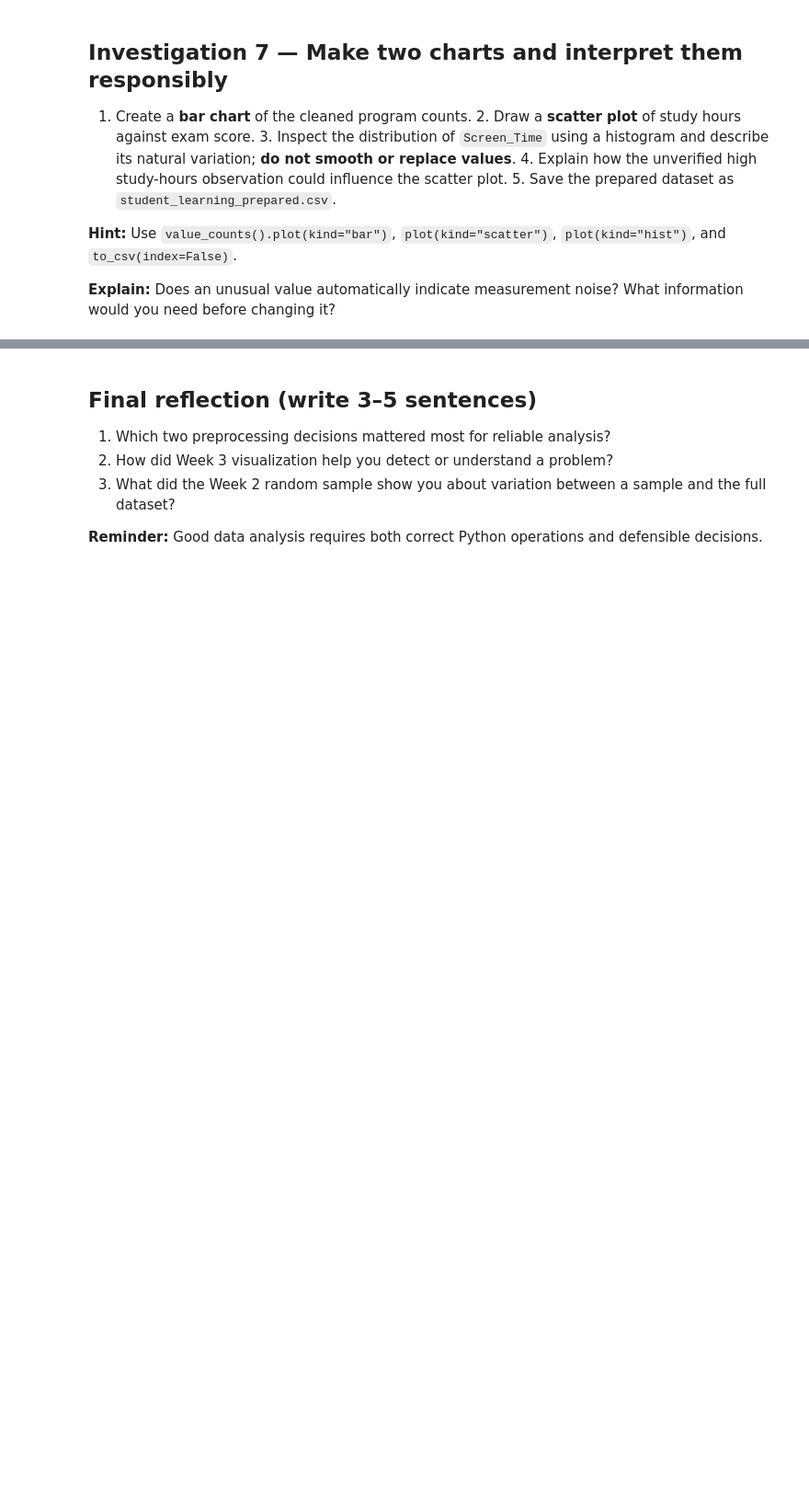
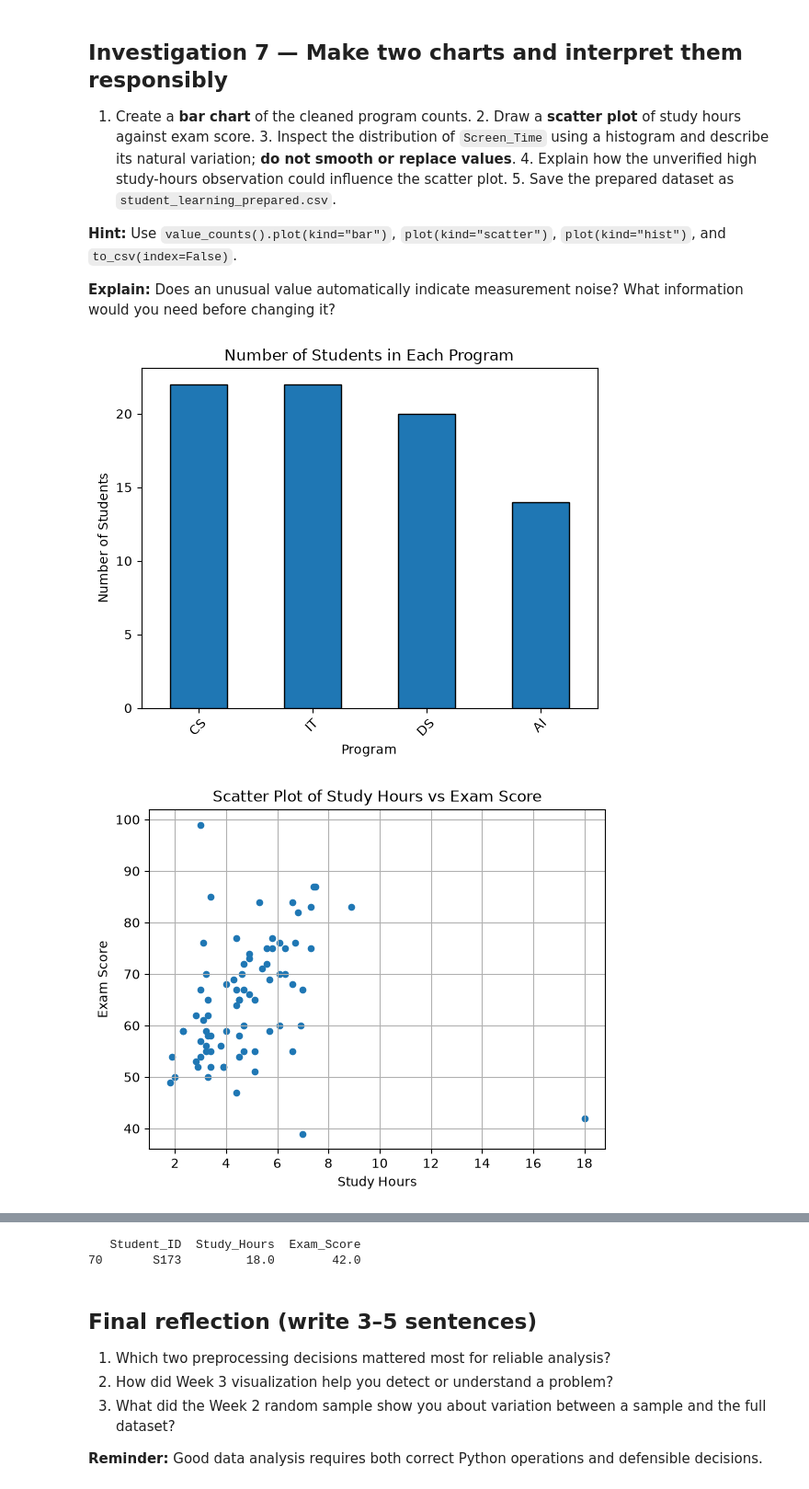
Before and after one commit to Abdullah-AlShamsi/Data-Analysis-and-Visualization, a Jupyter notebook: lab4-mini_project3/MiniProject3_StudentID.ipynb, the cells around one changed output, grey strips where cells are left out. Shown at 92% size. Drawn from its saved outputs; the diff is of its cells as text; code cells hidden in the pictures; blank space fills up the shorter version.

Commit message:
Restore Investigation 7 charts and CSV export, add final reflection

```diff
--- a/lab4-mini_project3/MiniProject3_StudentID.ipynb
+++ b/lab4-mini_project3/MiniProject3_StudentID.ipynb
@@ -357,6 +357,31 @@ Difference between sample mean and full mean: 3.791025641025641
 
 **Explain:** Does an unusual value automatically indicate measurement noise? What information would you need before changing it?
 # %%
+# === Write your answer here: ===
+df['Program'].value_counts().plot(kind='bar', edgecolor='black', title='Number of Students in Each Program')
+plt.xlabel('Program')
+plt.ylabel('Number of Students')
+plt.xticks(rotation=45)
+plt.show()
+
+df.plot(kind='scatter', x='Study_Hours', y='Exam_Score', title='Scatter Plot of Study Hours vs Exam Score')
+plt.xlabel('Study Hours')
+plt.ylabel('Exam Score')
+plt.grid()
+plt.show()
+
+df['Screen_Time'].plot(kind='hist', bins=15, edgecolor='black', title='Distribution of Screen Time')
+plt.xlabel('Screen Time (hours)')
+plt.ylabel('Frequency')
+plt.show()
+
+df.to_csv("student_learning_prepared.csv", index=False)
+
+
+print(df.loc[df["Student_ID"] == "S173", ["Student_ID", "Study_Hours", "Exam_Score"]])
 # Screen_Time: Roughly symmetric, peaking at 5-5.5 hours, with most values between 4 and 7 and no extreme outliers. This is natural variation, so values were not smoothed or replaced.
 # S173: Its unverified Study_Hours (about 18) was kept. It sits far right in the scatter plot with a low score (about 42), stretching the x-axis and pulling the trend downward, so conclusions should account for it.
 # Explain: No. An unusual value may be genuine or an entry error. Before changing it we need confirmation from the data owner, the plausible range and unit, the correct value, and a documented reason.
+# %% [output]
+[figure, added]
+[figure, added]
@@ -363,3 +389,5 @@ Difference between sample mean and full mean: 3.791025641025641
+   Student_ID  Study_Hours  Exam_Score
+70       S173         18.0        42.0
 # %% [markdown]
 ## Final reflection (write 3–5 sentences)
 
```
Also changed, not shown: parts of 1 cell of this notebook.
